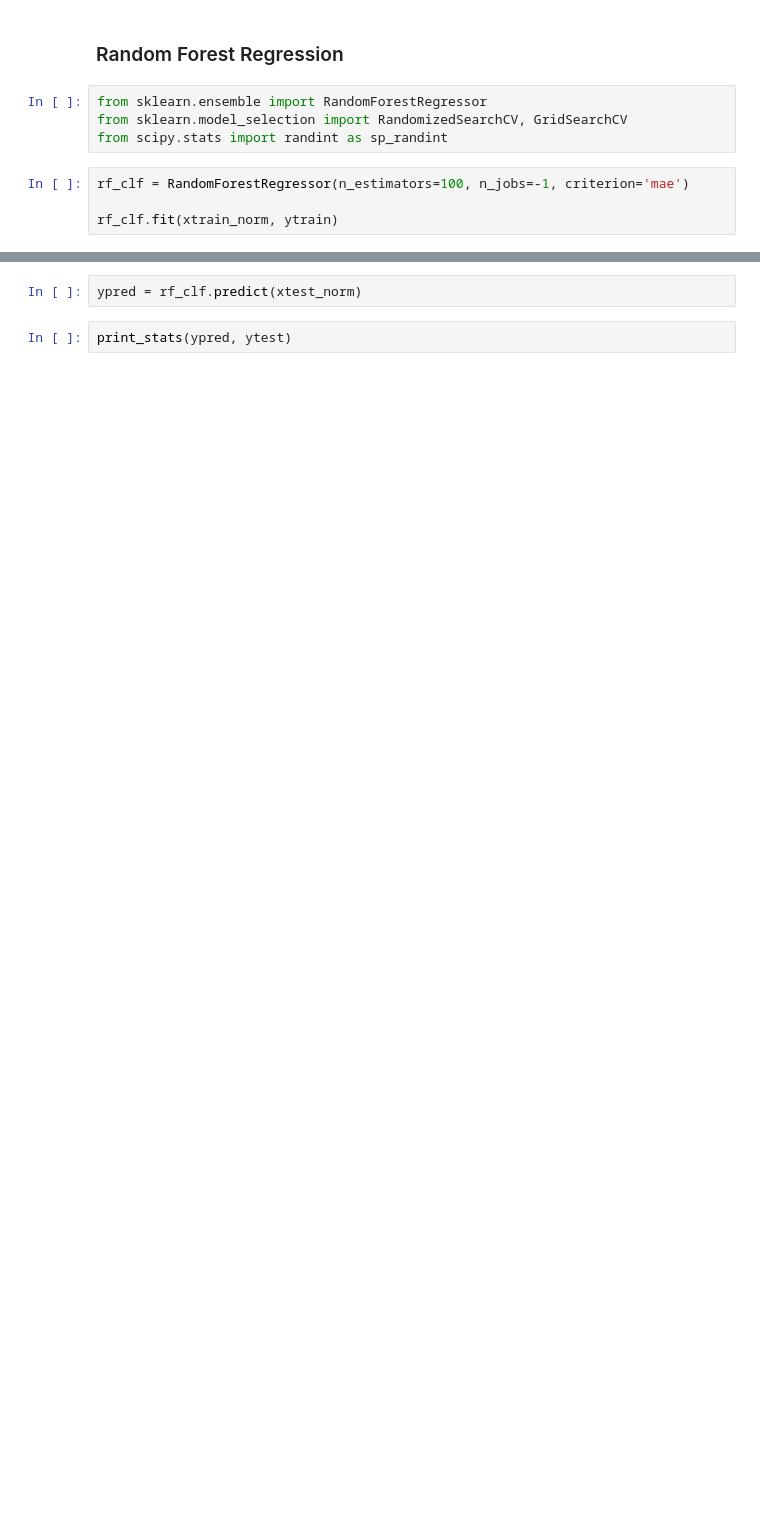
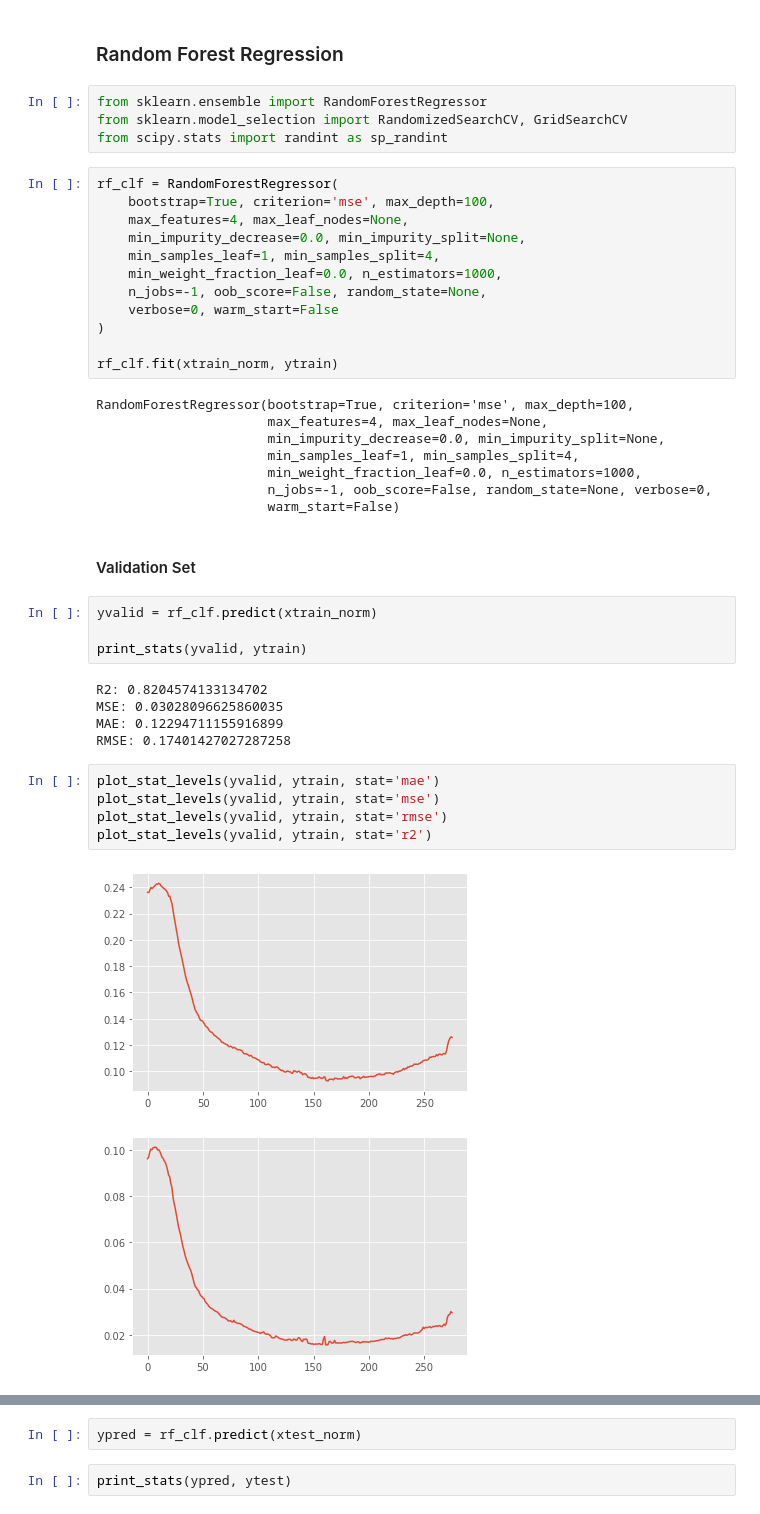
Before and after one commit to IPL-UV/ml4ocean, a Jupyter notebook: notebooks/3_models/0_control_baseline.ipynb, the cells around one changed output, grey strips where cells are left out. Cells and saved outputs as stored; diff of their text form; blank space fills up the shorter version.

```diff
--- a/notebooks/3_models/0_control_baseline.ipynb
+++ b/notebooks/3_models/0_control_baseline.ipynb
@@ -79,7 +149,42 @@ plot_stat_levels(ypred, ytest, stat='r2', )
 from sklearn.ensemble import RandomForestRegressor
 from sklearn.model_selection import RandomizedSearchCV, GridSearchCV
 from scipy.stats import randint as sp_randint
-# %%
-rf_clf = RandomForestRegressor(n_estimators=100, n_jobs=-1, criterion='mae')
-
-rf_clf.fit(xtrain_norm, ytrain)
+# %%
+rf_clf = RandomForestRegressor(
+    bootstrap=True, criterion='mse', max_depth=100,
+    max_features=4, max_leaf_nodes=None,
+    min_impurity_decrease=0.0, min_impurity_split=None,
+    min_samples_leaf=1, min_samples_split=4,
+    min_weight_fraction_leaf=0.0, n_estimators=1000,
+    n_jobs=-1, oob_score=False, random_state=None,
+    verbose=0, warm_start=False
+)
+
+rf_clf.fit(xtrain_norm, ytrain)
+# %% [output]
+RandomForestRegressor(bootstrap=True, criterion='mse', max_depth=100,
+                      max_features=4, max_leaf_nodes=None,
+                      min_impurity_decrease=0.0, min_impurity_split=None,
+                      min_samples_leaf=1, min_samples_split=4,
+                      min_weight_fraction_leaf=0.0, n_estimators=1000,
+                      n_jobs=-1, oob_score=False, random_state=None, verbose=0,
+                      warm_start=False)
+# %% [markdown]
+#### Validation Set
+# %%
+yvalid = rf_clf.predict(xtrain_norm)
+
+print_stats(yvalid, ytrain)
+# %% [output]
+R2: 0.8204574133134702
+MSE: 0.03028096625860035
+MAE: 0.12294711155916899
+RMSE: 0.17401427027287258
+# %%
+plot_stat_levels(yvalid, ytrain, stat='mae')
+plot_stat_levels(yvalid, ytrain, stat='mse')
+plot_stat_levels(yvalid, ytrain, stat='rmse')
+plot_stat_levels(yvalid, ytrain, stat='r2')
+# %% [output]
+[figure, added]
+[figure, added]
```
Also changed, not shown: parts of 28 cells of this notebook, 4 other files.
